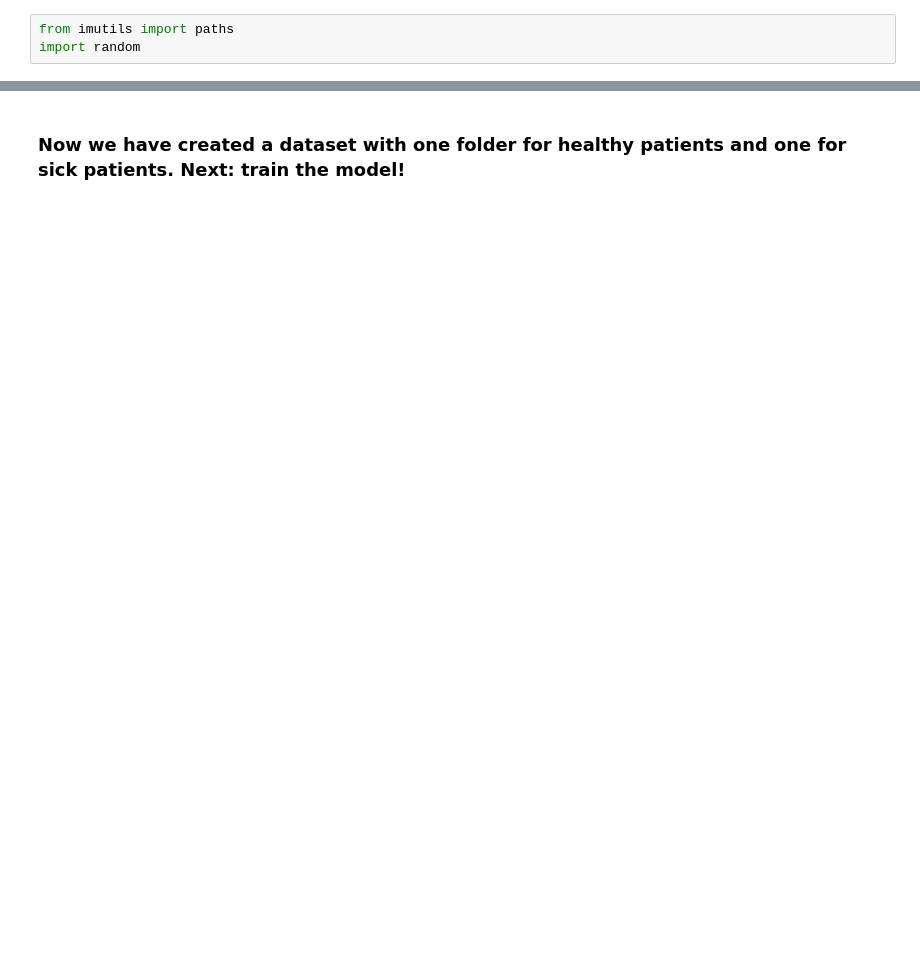
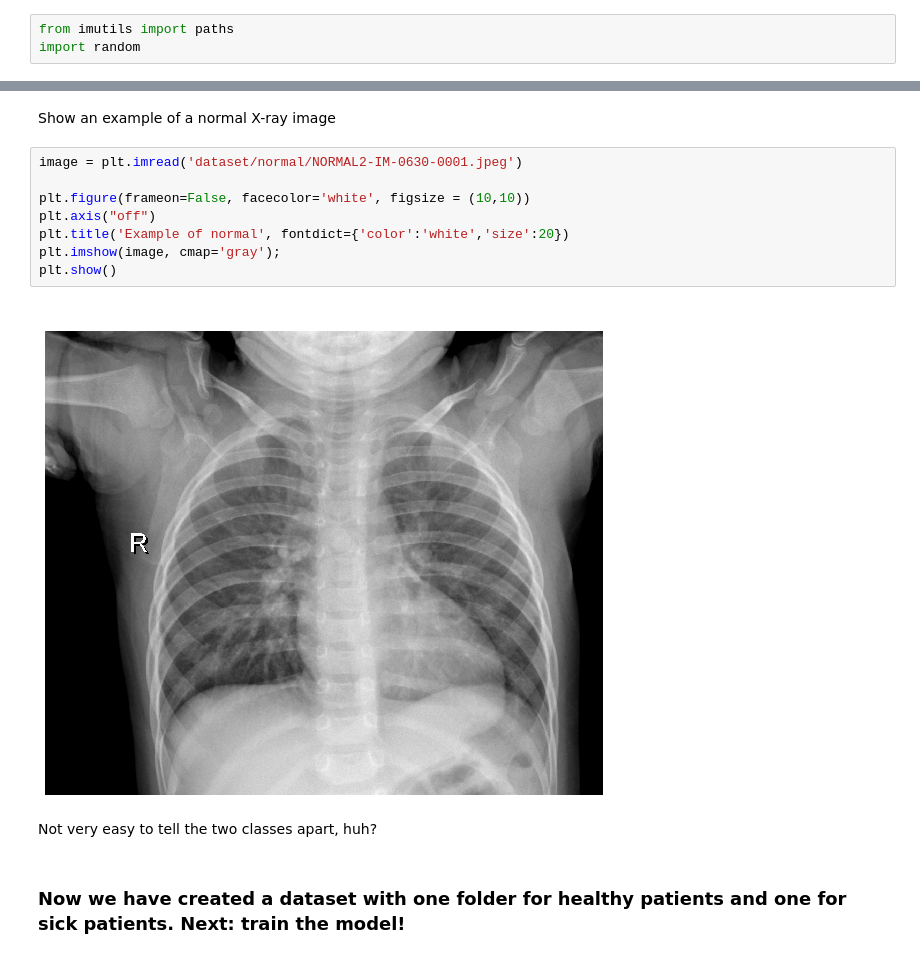
Before and after one commit to henriklg/covid19-prediction, a Jupyter notebook: create-dataset.ipynb, the cells around one changed output, grey strips where cells are left out. Drawn from its saved outputs; the diff is of its cells as text; blank space fills up the shorter version.

```diff
--- a/create-dataset.ipynb
+++ b/create-dataset.ipynb
@@ -91,5 +109,19 @@ for (i, imagePath) in enumerate(imagePaths):
 print ("Succsessfuly copied over {} normal images!".format(count))
 # %% [output]
 Succsessfuly copied over 56 normal images!
+# %% [markdown]
+Show an example of a normal X-ray image
+# %%
+image = plt.imread('dataset/normal/NORMAL2-IM-0630-0001.jpeg')
+
+plt.figure(frameon=False, facecolor='white', figsize = (10,10))
+plt.axis("off")
+plt.title('Example of normal', fontdict={'color':'white','size':20})
+plt.imshow(image, cmap='gray');
+plt.show()
+# %% [output]
+[figure, added]
+# %% [markdown]
+Not very easy to tell the two classes apart, huh?
 # %% [markdown]
 ### Now we have created a dataset with one folder for healthy patients and one for sick patients. Next: train the model!
```
Also changed, not shown: parts of 8 cells of this notebook, 1 other file.
